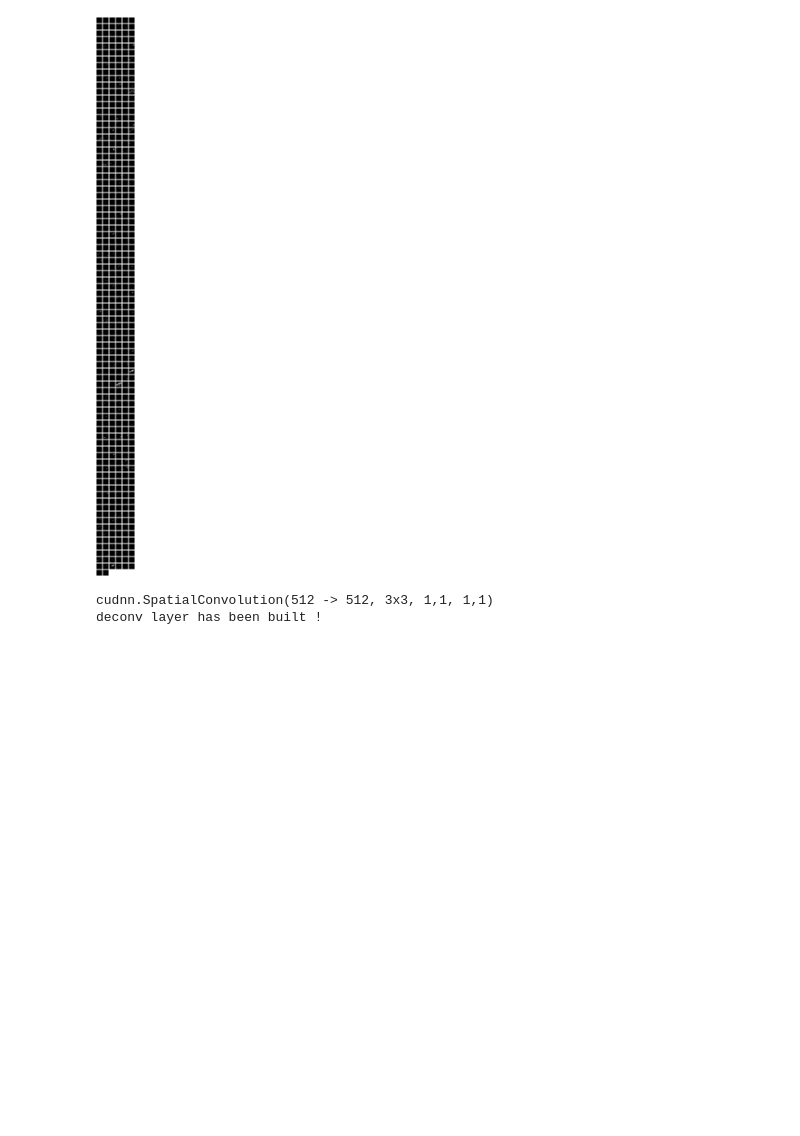
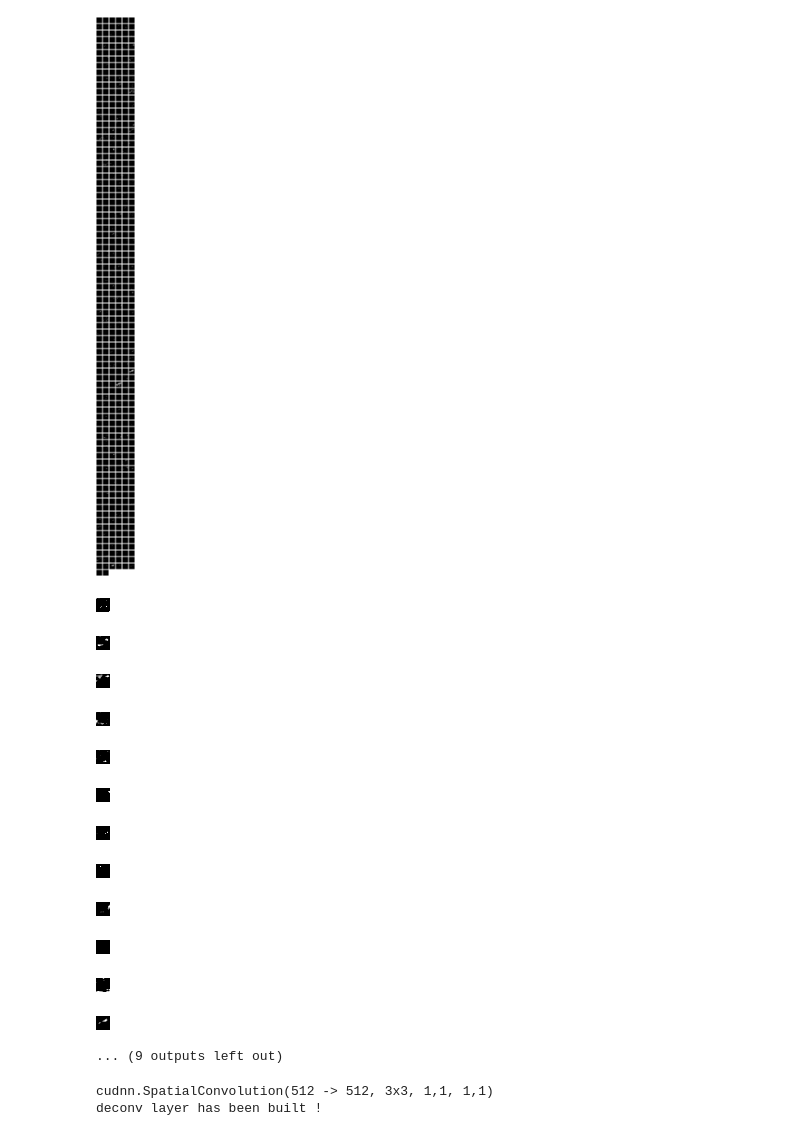
Before and after one commit to meteora9479/visualization_test, a Jupyter notebook: VGG_visualization.ipynb, the cells around one changed output. Drawn from its saved outputs; the diff is of its cells as text; code cells hidden in the pictures; blank space fills up the shorter version.

```diff
--- a/VGG_visualization.ipynb
+++ b/VGG_visualization.ipynb
@@ -296,4 +296,22 @@ train : false
 itorch.image( net:get(29).output )
 # %% [output]
 [figure]
+# %%
+for i=260,280 do
+    itorch.image(net:get(29).output[i])
+end
+# %% [output]
+[figure, added]
+[figure, added]
+[figure, added]
+[figure, added]
+[figure, added]
+[figure, added]
+[figure, added]
+[figure, added]
+[figure, added]
+[figure, added]
+[figure, added]
+[figure, added]
+... (9 outputs left out)
 # %%
```
Also changed, not shown: parts of 2 cells of this notebook, 8 other files.
